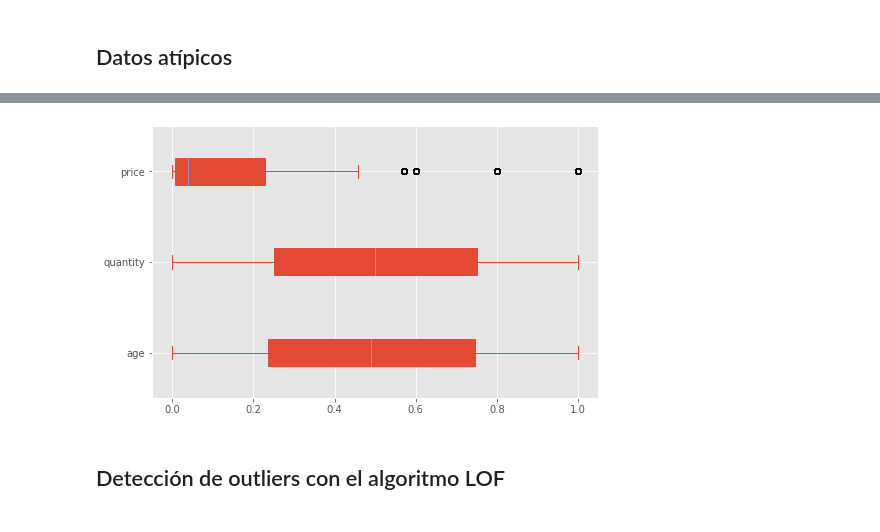
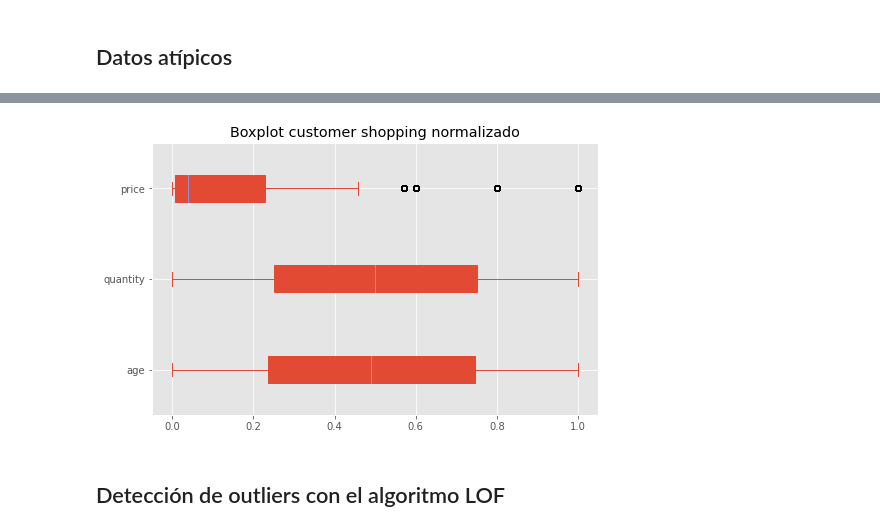
Before and after one commit to Mdm2016/Monografia-udea-cohorte-5, a Jupyter notebook: entregable_ii/2.preprocesamiento.ipynb, the cells around one changed output, grey strips where cells are left out. Saved outputs shown, nothing was run; the diff lists cells and outputs as text; code cells hidden in the pictures.

```diff
--- a/entregable_ii/2.preprocesamiento.ipynb
+++ b/entregable_ii/2.preprocesamiento.ipynb
@@ -57,11 +79,17 @@ def pie_plot(data: pd.DataFrame, col: str) -> None:
     plt.show()
 # %%
-def box_plot(df: pd.DataFrame, showfliers: bool = True):
+def box_plot(df: pd.DataFrame,
+             title: str,
+             savefig: bool = False,
+             showfliers: bool = True):
     """Genera un diagrama de cajas utilizando el mapa de colores RdYlGn.
 
     Args:
         df (pd.DataFrame): El DataFrame que se utilizará para generar
          el diagrama de cajas.
+         title: Título de la gráfica.
+        savefig: Opcional. Si se quiere guardar la imagen
+         en output.
         showfliers (bool): Indica si se muestran o no los valores
          atípicos en el diagrama de cajas. Valor predeterminado es True.
 
@@ -79,6 +107,13 @@ def box_plot(df: pd.DataFrame, showfliers: bool = True):
     for patch, color in zip(ax.artists, cmap(np.linspace(0.1, 0.9, len(ax.artists)))):
         patch.set_facecolor(color)
 
+    # Agregar título
+    plt.title(title)
+
+    # Guardar la figura si savefig es True y se proporciona una ruta
+    if savefig:
+        plt.savefig(os.path.join('..', 'output', f'{title}.png'), bbox_inches='tight')
+
     plt.show()
 # %%
 def bar_subplots(df: pd.DataFrame,
@@ -213,0 +250,4 @@ memory usage: 7.6+ MB
+# %%
+# Se realiza la separación de las columnas categoricas y numéricas para realizar la imputación de datos
+shopping_categorical = shopping_data.select_dtypes(include=['object'])
+shopping_numeric = shopping_data.select_dtypes(include=[np.number])
@@ -295,15 +417,17 @@ columns_numeric
 # %%
 # Normalización de los datos
-
 min_max = MinMaxScaler()
 
-numeric_scale = min_max.fit_transform(columns_numeric)
+numeric_scale = min_max.fit_transform(shopping_numeric)
 
-numeric_scale = pd.DataFrame(numeric_scale, columns=columns_numeric.columns)
+numeric_scale = pd.DataFrame(numeric_scale, columns=shopping_numeric.columns)
 # %%
-box_plot(numeric_scale)
+box_plot(
+    df=numeric_scale,
+    title='Boxplot customer shopping normalizado',
+    savefig=True)
 # %% [output]
-[figure, old version]
+[figure, new version]
 # %% [markdown]
 ## Detección de outliers con el algoritmo LOF
 # %%
```
Also changed, not shown: parts of 62 cells of this notebook.
